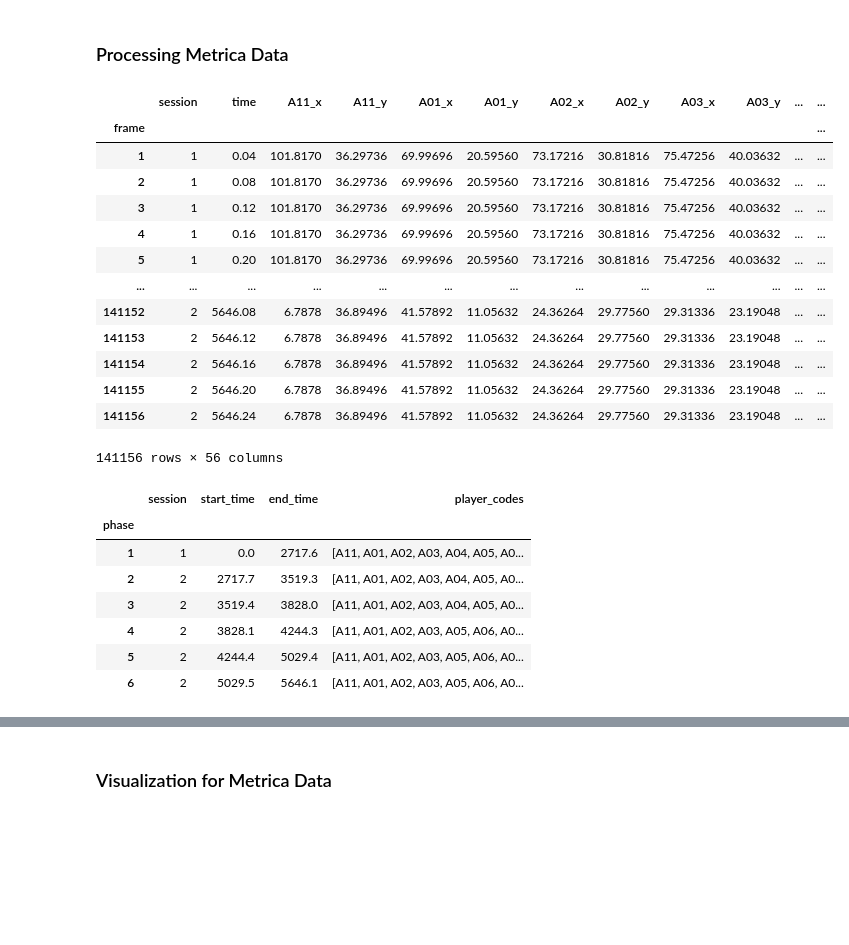
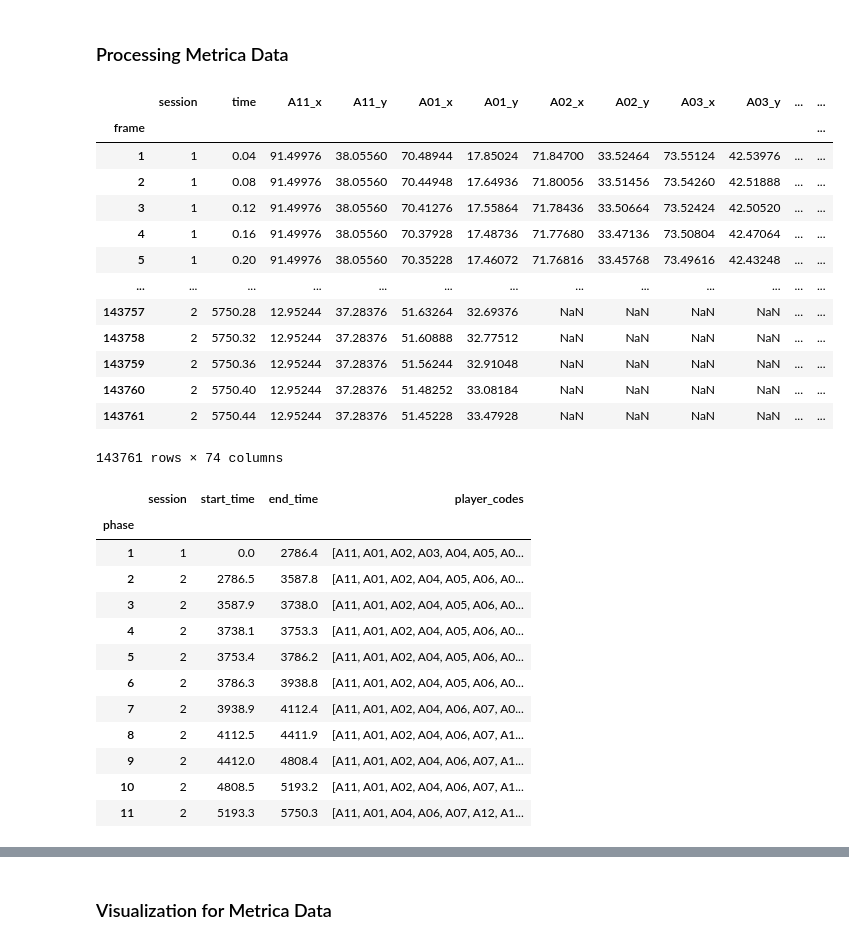
Before and after one commit to pientist/ballradar, a Jupyter notebook: datatools/metrica_data_processing.ipynb, the cells around one changed output, grey strips where cells are left out. Saved outputs shown, nothing was run; the diff lists cells and outputs as text; code cells hidden in the pictures; blank space fills up the shorter version.

```diff
--- a/datatools/metrica_data_processing.ipynb
+++ b/datatools/metrica_data_processing.ipynb
@@ -156,50 +156,55 @@ traces.to_csv(f"data/metrica_traces/Sample_Game_3/Sample_Game_3_RawTrackingData.
 # %% [markdown]
 ### Processing Metrica Data
 # %%
-match_id = 2
+match_id = 3
 
 event_file = f"data/metrica_traces/Sample_Game_{match_id}/Sample_Game_{match_id}_RawEventsData.csv"
 events = pd.read_csv(event_file)
 
 if match_id <= 2:
     team1_file = f"data/metrica_traces/Sample_Game_{match_id}/Sample_Game_{match_id}_RawTrackingData_Home_Team.csv"
     team2_file = f"data/metrica_traces/Sample_Game_{match_id}/Sample_Game_{match_id}_RawTrackingData_Away_Team.csv"
     team1_traces = pd.read_csv(team1_file, header=[0, 1, 2])
     team2_traces = pd.read_csv(team2_file, header=[0, 1, 2])
     helper = MetricaHelper(team1_traces, team2_traces, events=events)
-else:
+else:  # match_id == 3
     trace_file = f"data/metrica_traces/Sample_Game_{match_id}/Sample_Game_{match_id}_RawTrackingData.csv"
     traces = pd.read_csv(trace_file, index_col=0)
     helper = MetricaHelper(traces_from_txt=traces, events=events)
 
 helper.traces
 # %% [output]
 |  | session | time | A11_x | A11_y | A01_x | A01_y | A02_x | A02_y | A03_x | A03_y | ... | ... |
 | frame |  |  |  |  |  |  |  |  |  |  |  | ... |
-| 1 | 1 | 0.04 | 101.8170 | 36.29736 | 69.99696 | 20.59560 | 73.17216 | 30.81816 | 75.47256 | 40.03632 | ... | ... |
-| 2 | 1 | 0.08 | 101.8170 | 36.29736 | 69.99696 | 20.59560 | 73.17216 | 30.81816 | 75.47256 | 40.03632 | ... | ... |
-| 3 | 1 | 0.12 | 101.8170 | 36.29736 | 69.99696 | 20.59560 | 73.17216 | 30.81816 | 75.47256 | 40.03632 | ... | ... |
-| 4 | 1 | 0.16 | 101.8170 | 36.29736 | 69.99696 | 20.59560 | 73.17216 | 30.81816 | 75.47256 | 40.03632 | ... | ... |
-| 5 | 1 | 0.20 | 101.8170 | 36.29736 | 69.99696 | 20.59560 | 73.17216 | 30.81816 | 75.47256 | 40.03632 | ... | ... |
+| 1 | 1 | 0.04 | 91.49976 | 38.05560 | 70.48944 | 17.85024 | 71.84700 | 33.52464 | 73.55124 | 42.53976 | ... | ... |
+| 2 | 1 | 0.08 | 91.49976 | 38.05560 | 70.44948 | 17.64936 | 71.80056 | 33.51456 | 73.54260 | 42.51888 | ... | ... |
+| 3 | 1 | 0.12 | 91.49976 | 38.05560 | 70.41276 | 17.55864 | 71.78436 | 33.50664 | 73.52424 | 42.50520 | ... | ... |
+| 4 | 1 | 0.16 | 91.49976 | 38.05560 | 70.37928 | 17.48736 | 71.77680 | 33.47136 | 73.50804 | 42.47064 | ... | ... |
+| 5 | 1 | 0.20 | 91.49976 | 38.05560 | 70.35228 | 17.46072 | 71.76816 | 33.45768 | 73.49616 | 42.43248 | ... | ... |
 | ... | ... | ... | ... | ... | ... | ... | ... | ... | ... | ... | ... | ... |
-| 141152 | 2 | 5646.08 | 6.7878 | 36.89496 | 41.57892 | 11.05632 | 24.36264 | 29.77560 | 29.31336 | 23.19048 | ... | ... |
-| 141153 | 2 | 5646.12 | 6.7878 | 36.89496 | 41.57892 | 11.05632 | 24.36264 | 29.77560 | 29.31336 | 23.19048 | ... | ... |
-| 141154 | 2 | 5646.16 | 6.7878 | 36.89496 | 41.57892 | 11.05632 | 24.36264 | 29.77560 | 29.31336 | 23.19048 | ... | ... |
-| 141155 | 2 | 5646.20 | 6.7878 | 36.89496 | 41.57892 | 11.05632 | 24.36264 | 29.77560 | 29.31336 | 23.19048 | ... | ... |
-| 141156 | 2 | 5646.24 | 6.7878 | 36.89496 | 41.57892 | 11.05632 | 24.36264 | 29.77560 | 29.31336 | 23.19048 | ... | ... |
+| 143757 | 2 | 5750.28 | 12.95244 | 37.28376 | 51.63264 | 32.69376 | NaN | NaN | NaN | NaN | ... | ... |
+| 143758 | 2 | 5750.32 | 12.95244 | 37.28376 | 51.60888 | 32.77512 | NaN | NaN | NaN | NaN | ... | ... |
+| 143759 | 2 | 5750.36 | 12.95244 | 37.28376 | 51.56244 | 32.91048 | NaN | NaN | NaN | NaN | ... | ... |
+| 143760 | 2 | 5750.40 | 12.95244 | 37.28376 | 51.48252 | 33.08184 | NaN | NaN | NaN | NaN | ... | ... |
+| 143761 | 2 | 5750.44 | 12.95244 | 37.28376 | 51.45228 | 33.47928 | NaN | NaN | NaN | NaN | ... | ... |
-141156 rows × 56 columns
+143761 rows × 74 columns
 # %%
 helper.generate_phase_records()
 helper.phase_records
 # %% [output]
 |  | session | start_time | end_time | player_codes |
 | phase |  |  |  |  |
-| 1 | 1 | 0.0 | 2717.6 | [A11, A01, A02, A03, A04, A05, A0... |
-| 2 | 2 | 2717.7 | 3519.3 | [A11, A01, A02, A03, A04, A05, A0... |
-| 3 | 2 | 3519.4 | 3828.0 | [A11, A01, A02, A03, A04, A05, A0... |
-| 4 | 2 | 3828.1 | 4244.3 | [A11, A01, A02, A03, A05, A06, A0... |
-| 5 | 2 | 4244.4 | 5029.4 | [A11, A01, A02, A03, A05, A06, A0... |
-| 6 | 2 | 5029.5 | 5646.1 | [A11, A01, A02, A03, A05, A06, A0... |
+| 1 | 1 | 0.0 | 2786.4 | [A11, A01, A02, A03, A04, A05, A0... |
+| 2 | 2 | 2786.5 | 3587.8 | [A11, A01, A02, A04, A05, A06, A0... |
+| 3 | 2 | 3587.9 | 3738.0 | [A11, A01, A02, A04, A05, A06, A0... |
+| 4 | 2 | 3738.1 | 3753.3 | [A11, A01, A02, A04, A05, A06, A0... |
+| 5 | 2 | 3753.4 | 3786.2 | [A11, A01, A02, A04, A05, A06, A0... |
+| 6 | 2 | 3786.3 | 3938.8 | [A11, A01, A02, A04, A05, A06, A0... |
+| 7 | 2 | 3938.9 | 4112.4 | [A11, A01, A02, A04, A06, A07, A0... |
+| 8 | 2 | 4112.5 | 4411.9 | [A11, A01, A02, A04, A06, A07, A1... |
+| 9 | 2 | 4412.0 | 4808.4 | [A11, A01, A02, A04, A06, A07, A1... |
+| 10 | 2 | 4808.5 | 5193.2 | [A11, A01, A02, A04, A06, A07, A1... |
+| 11 | 2 | 5193.3 | 5750.3 | [A11, A01, A04, A06, A07, A12, A1... |
 # %%
 helper.downsample_to_10fps()
 helper.split_into_episodes()
```
Also changed, not shown: parts of 2 cells of this notebook, 3 other files.
